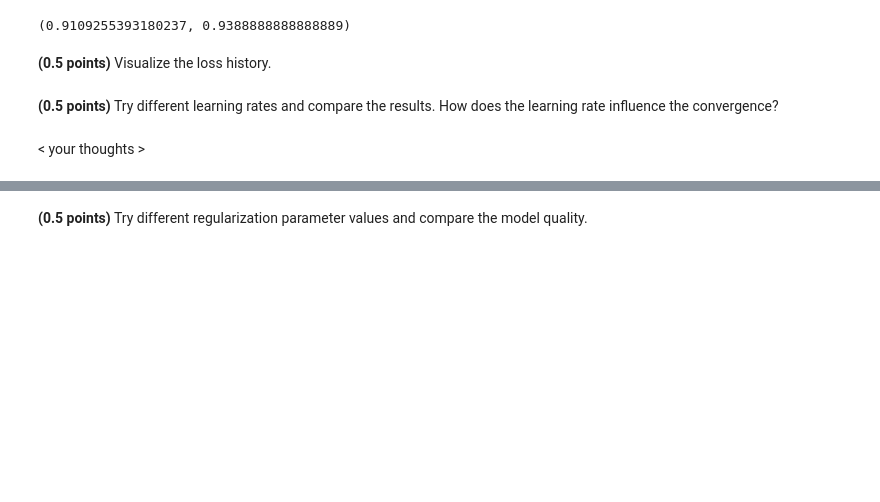
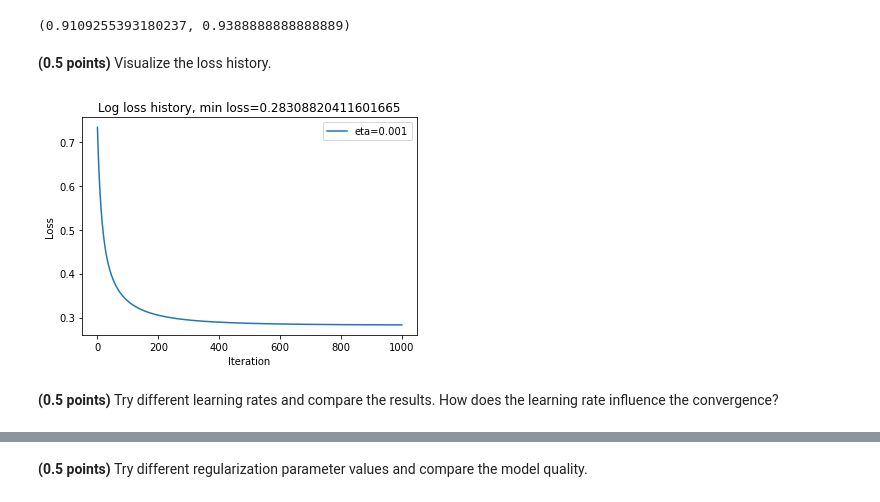
Before and after one commit to WioWio/ML-intro-Wio-2, a Jupyter notebook: hw_classification.ipynb, the cells around one changed output, grey strips where cells are left out. Drawn from its saved outputs; the diff is of its cells as text; code cells hidden in the pictures; blank space fills up the shorter version.

```diff
--- a/hw_classification.ipynb
+++ b/hw_classification.ipynb
@@ -59,6 +59,7 @@ class CustomLogisticRegression:
         self.tol = tol
         self.random_state = np.random.RandomState(seed=random_state)
         self.zero_init = zero_init
+        self.loss_history = []
 
     def get_sigmoid(self, X, weights):
         """Compute the sigmoid value."""
@@ -66,10 +67,9 @@ class CustomLogisticRegression:
 
     def get_loss(self, x, weights, y):
         """Calculate the loss."""
-        # <your code>
         N = len(y)
-        reg = sum(sqr(weights))/2*self.C
-        return (sum(log(1+np.exp(-weights.dot(x).dot(y)))))/N + reg
+        reg = sum(weights**2)/(2*self.C)
+        return (sum(np.log(1+ np.exp(-x.dot(weights)*y))))/N + reg
 
     def fit(self, X, y):
         """Fit the model.
@@ -97,6 +97,7 @@ class CustomLogisticRegression:
             delta = delta/y.shape[0]
             delta = self.weights_/self.C - delta
             self.weights_ -=  self.eta*delta
+            self.loss_history.append(self.get_loss(X_ext,self.weights_,y))
             if np.linalg.norm(self.eta*delta,2) < self.tol:
                 break
 
@@ -214,2 +193,17 @@ assert min(train_acc, test_acc) > 0.9
+# %%
+def plot_loss_hist(xlim=0,eta=0.001,max_iter = 1000):
+    model_check = CustomLogisticRegression(eta=eta,max_iter=max_iter)
+    model_check.fit(X_train,y_train)
+    plt.plot(model_check.loss_history, label=f'eta={eta}')
+    plt.ylabel('Loss')
+    plt.xlabel('Iteration')
+    plt.title('Log loss history')
+    plt.legend()
+    if xlim:
+        plt.xlim(xlim)
+# %%
+plot_loss_hist()
+# %% [output]
+[figure, added]
 # %% [markdown]
 **(0.5 points)** Try different learning rates and compare the results. How does the learning rate influence the convergence?
@@ -218,2 +209,0 @@ assert min(train_acc, test_acc) > 0.9
-# %% [markdown]
-< your thoughts >
```
Also changed, not shown: parts of 9 cells of this notebook.
